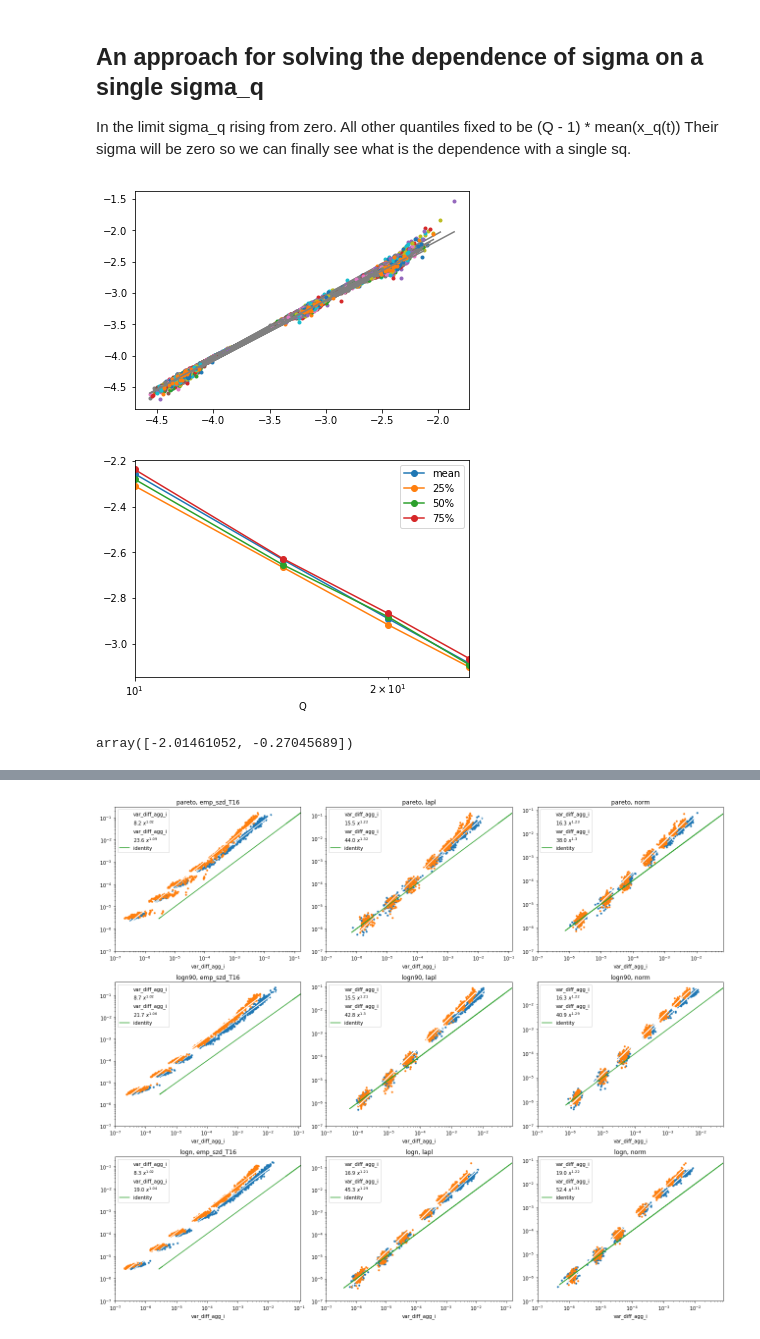
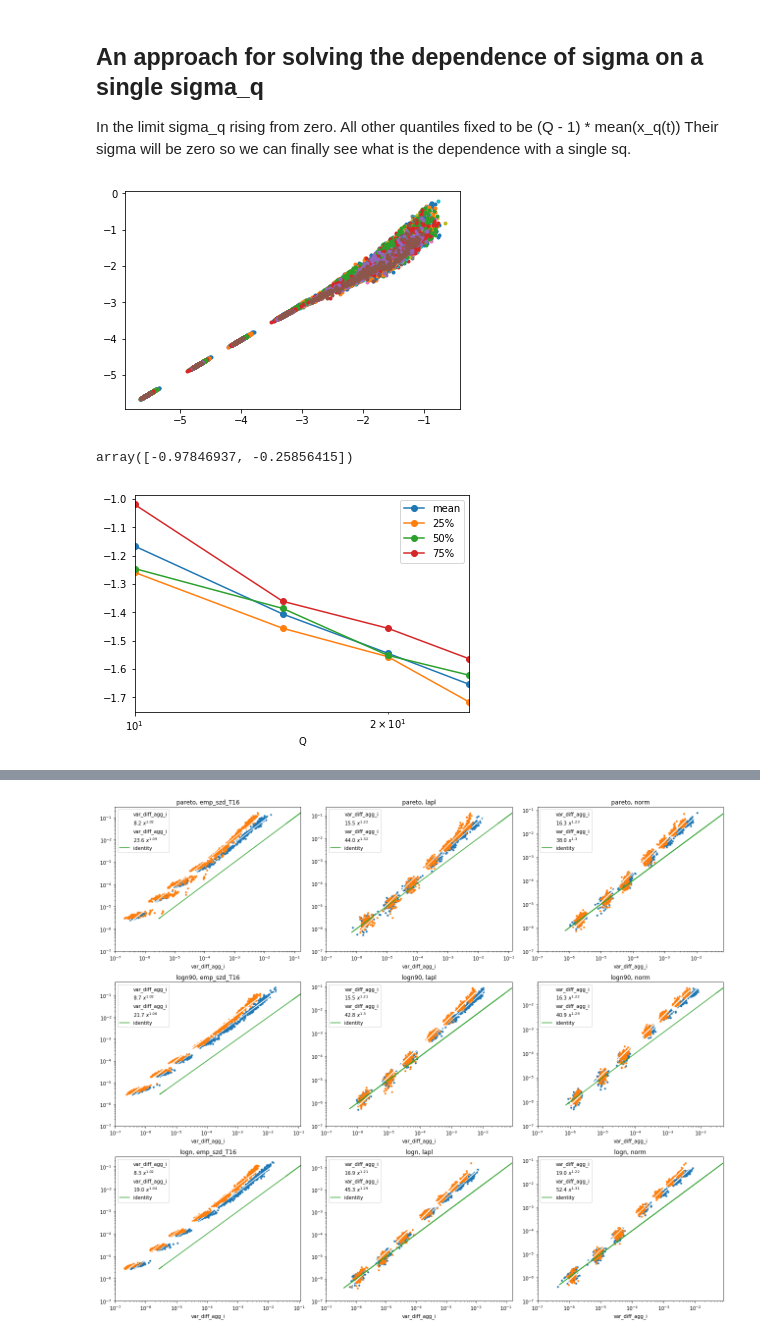
Before and after one commit to matuteiglesias/French_exports_bkp, a Jupyter notebook: code/notebooks/Partial dependence Computation - 2.ipynb, the cells around one changed output, grey strips where cells are left out. Drawn from its saved outputs; the diff is of its cells as text; code cells hidden in the pictures.

```diff
--- a/code/notebooks/Partial dependence Computation - 2.ipynb
+++ b/code/notebooks/Partial dependence Computation - 2.ipynb
@@ -155,62 +188,45 @@ Their sigma will be zero so we can finally see what is the dependence with a sin
 # %%
-
-df_x0var_pool_l = []
-T = 16 - 1
 fig, ax = plt.subplots(1)
 
 fit_results = []
-for sizes in ['logn90', 'pareto']:
-#     print(sizes)
-
-    for dist in ['emp_szd_T16','norm', 'lapl']:
-#         print(dist)
-        # Load previously simulated
-        df = pd.read_csv('./../../data/processed/exp_var_'+dist+'_1s_'+sizes+'_5s_70Qqs_40i_.csv')
-
-        I = df['i'].max() + 1; keep = int(.5*I)
-        ###
-        # DROP CASES WHERE QUANTILES ARE FAR FROM BALANCED
-        ###
-        df = df.reset_index().set_index(['s','Q', 'q', 'i'])
-        df_lin_vals = df[[str(t) for t in range(T + 1)]]
-        grouped = df_lin_vals.mean(1).groupby(level = [0, 1, 3])
-        acceptables = (np.log10(grouped.max()) - np.log10(grouped.min())).groupby(level = [0, 1]).nsmallest(keep).sort_index()
-        acceptables.index = acceptables.index.droplevel([0, 1])
-        df = df.reset_index().set_index(['s', 'Q', 'i']).loc[acceptables.index].reset_index().set_index(['Q', 'q', 'i'])
-
-    #     hvar = 'ti'
+for i, sizes in enumerate(['pareto', 'logn90', 'logn']):
+    for j, dist in enumerate(['emp_szd_T16']):#, 'lapl', 'norm']):
+        result = data2[i][j]
+#         result = result.loc[result.Q == 20]
         hvar = 'var_diff_qi'
         hvar0 = 'var_diff_q0'
 
-        df = df.reset_index()
+        df = result.reset_index()
         df = df.drop(['var_agg_i','var_diff_agg_i'], axis = 1)
 
         for q in [0, 1, 2]:
-            df_s_q = df.loc[(df.s < 0.35) & (df.q == q)]
+            df_s_q = df.loc[(df.q == q)]
 
             points = df_s_q.sort_values(by = 'var_diff_qi')
 
             lin_vals = points[[str(t) for t in range(T + 1)]]
 
             rest_of_value = (points.Q - 1)*lin_vals.mean(1) # the value in Q-1 fixed quantiles
             value_sum = (lin_vals.T + rest_of_value.values).T
 
             points['var_diff_agg_i'] = np.log10(value_sum).diff(axis = 1).var(1)
             points['std_diff_agg_i'] = np.log10(value_sum).diff(axis = 1).std(1)
 
             for Q in np.sort(points.Q.unique()):
     #             print(Q)
                 points_Q = points.loc[points.Q == Q]
             #     points_Q['y'] = points_Q['var_diff_agg_i'] #
                 x = np.log10(points_Q.var_diff_qi)
-                y_var = np.log10(points_Q.var_diff_agg_i * Q**2)
+                y_var = np.log10(points_Q.var_diff_agg_i * Q **2) # Remove the Q**2 to allow the fit in following cell to make sense.
                 ax.plot(x, y_var, marker = '.', lw = 0)
             #     y_std = np.log10(points_Q.std_diff_agg_i)
             #     ax.plot(x, y_std, marker = '+', lw = 0)
 
                 line = np.polyfit(x, y_var, 1)
-                ax.plot(x, line[0]*x + line[1], c = '.5')
+#                 ax.plot(x, line[0]*x + line[1], c = '.5')
 
                 fit_results += [np.hstack((line, [q, Q, dist, sizes]))]
+
+# Discuss everything that we learn here about the limit of small fluctuations.
 # %% [output]
-[figure, old version]
+[figure, new version]
@@ -219,13 +233,12 @@ fit_results_df = pd.DataFrame(fit_results, columns = ['slope', 'ord', 'q', 'Q',
 # %%
+fit_results_df = pd.DataFrame(fit_results, columns = ['slope', 'ord', 'q', 'Q', 'grs', 'sizes'], dtype = float)
 desc_ord_Q = fit_results_df.groupby(['Q'])['ord'].describe()[['mean', '25%', '50%', '75%']]
 desc_ord_Q.plot(marker = 'o')
 plt.xscale('log')
 
 desc_ord_Q['log_Q'] = np.log10(desc_ord_Q.index.values)
+line = np.polyfit(desc_ord_Q.log_Q, desc_ord_Q['50%'], 1)
+line
 # %% [output]
+array([-0.97846937, -0.25856415])
-[figure, old version]
+[figure, new version]
-# %%
-line = np.polyfit(desc_ord_Q.log_Q, desc_ord_Q['50%'], 1)
-line
-# %% [output]
-array([-2.01461052, -0.27045689])
```
Also changed, not shown: parts of 20 cells of this notebook.
